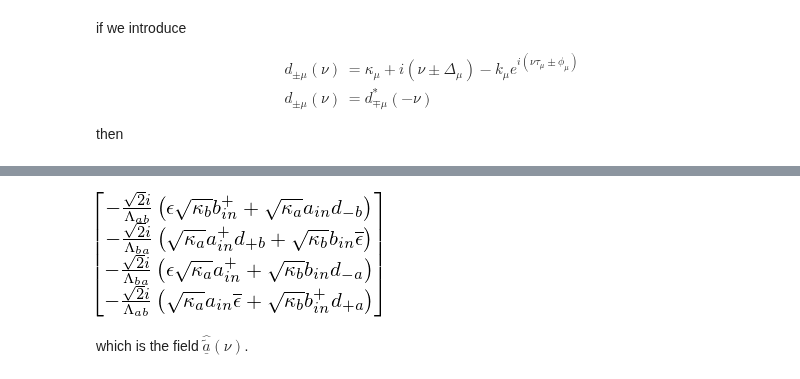
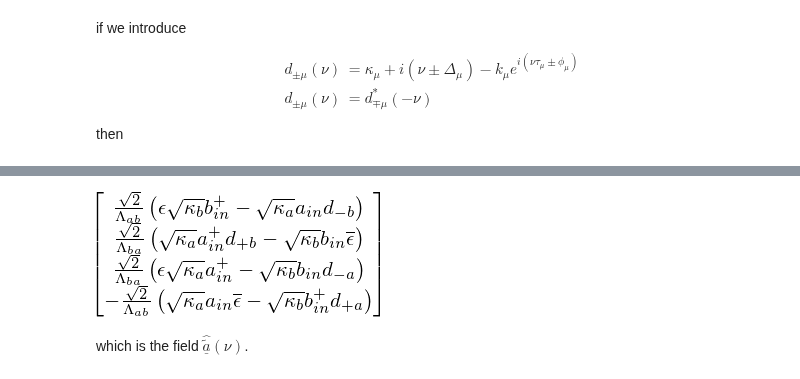
Before and after one commit to nemetniki/General-linear-model, a Jupyter notebook: Summary.ipynb, the cells around one changed output, grey strips where cells are left out. Saved outputs shown, nothing was run; the diff lists cells and outputs as text; code cells hidden in the pictures.

```diff
--- a/Summary.ipynb
+++ b/Summary.ipynb
@@ -125,10 +125,10 @@ $$
 \frac{\epsilon^*}{\Lambda_{ab}} & 0 & 0 & \frac{d_{+a}}{\Lambda_{ab}}\end{matrix}\right)$$
 # %%
 aopin,adopin,bopin,bdopin,Lab,Lba = symbols('a_in a^+_in b_in b^+_in \Lambda_ab \Lambda_ba')
-B = -I*Matrix([sqrt(2*kapa)*aopin,sqrt(2*kapa)*adopin,sqrt(2*kapb)*bopin,sqrt(2*kapb)*bdopin])
-N = Matrix([[dmb/Lab,0,0,eps/Lab],[0,dpb/Lba,conjugate(eps)/Lba,0],[0,eps/Lba,dma/Lba,0],[conjugate(eps)/Lab,0,0,dpa/Lab]])
+B = I*Matrix([-sqrt(2*kapa)*aopin,sqrt(2*kapa)*adopin,-sqrt(2*kapb)*bopin,sqrt(2*kapb)*bdopin])
+N = -I*Matrix([[dmb/Lab,0,0,eps/Lab],[0,dpb/Lba,conjugate(eps)/Lba,0],[0,eps/Lba,dma/Lba,0],[conjugate(eps)/Lab,0,0,dpa/Lab]])
 factor(N*B)
 # %% [output]
-[figure, old version]
+[figure, new version]
 # %% [markdown]
 which is the field $\hat{\tilde{\underline{a}}}(\nu)$.
```
Also changed, not shown: parts of 8 cells of this notebook, 1 other file.
